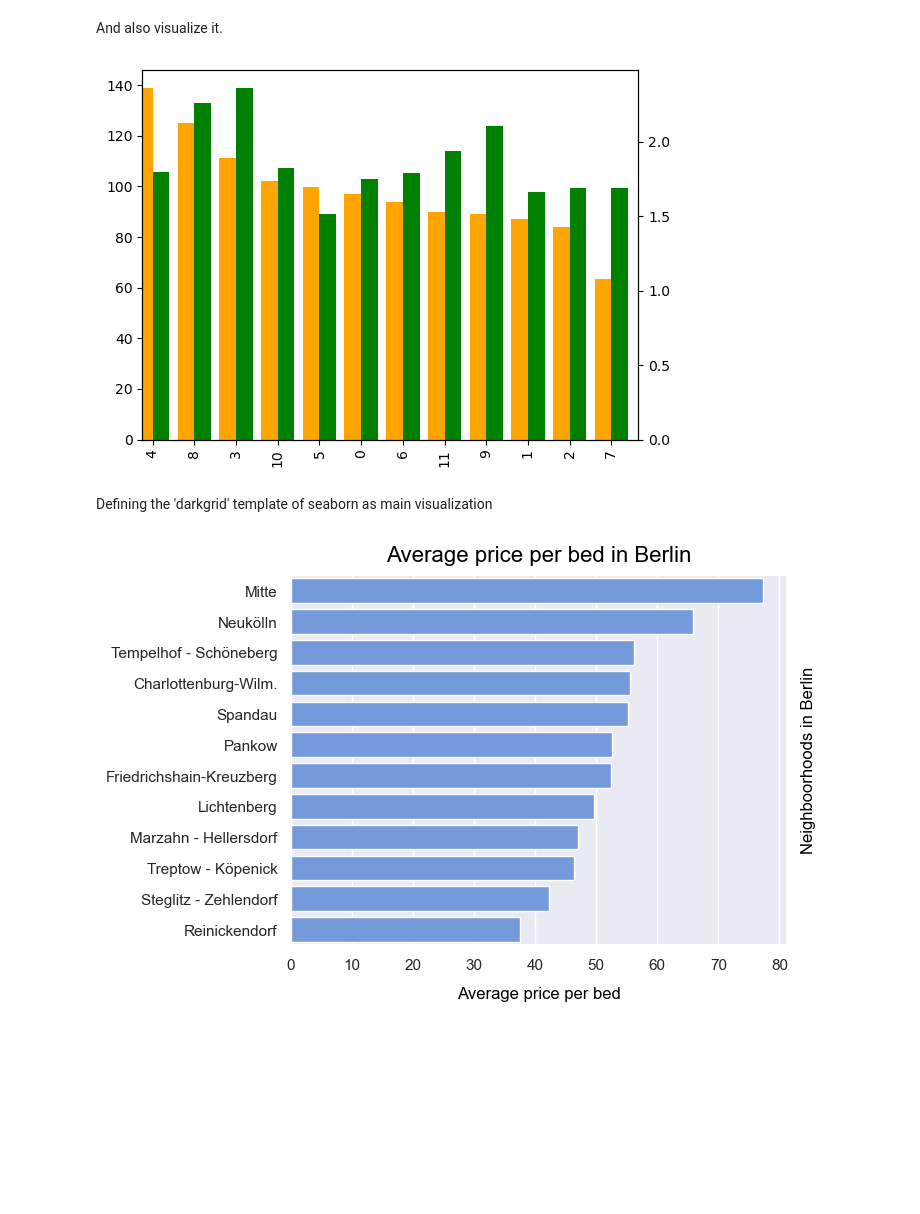
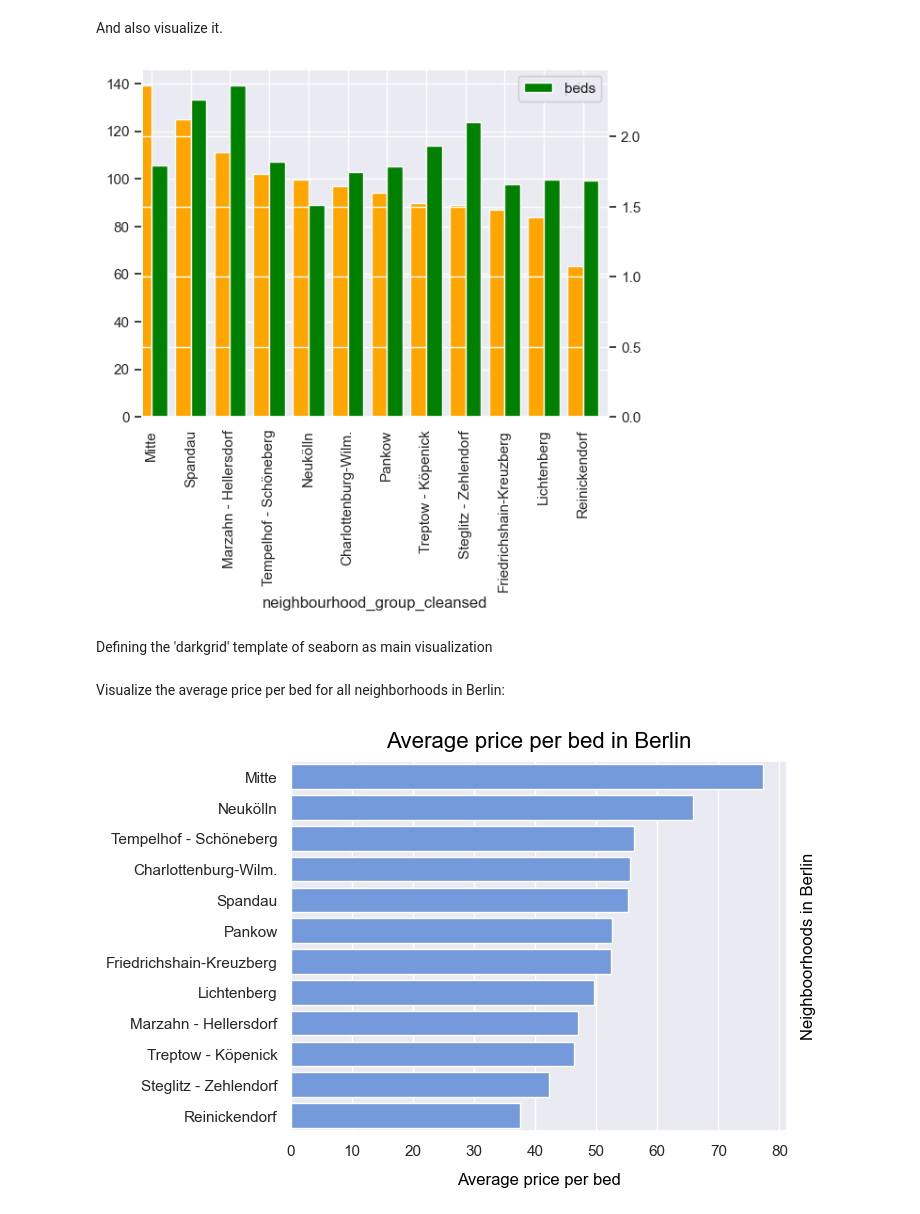
Before and after one commit to Daniel-Hutcheson/airbnb_berlin, a Jupyter notebook: main.ipynb, the cells around one changed output. Saved outputs shown, nothing was run; the diff lists cells and outputs as text; code cells hidden in the pictures; blank space fills up the shorter version.

Commit message:
started q3 and analyzed some possible findings

```diff
--- a/main.ipynb
+++ b/main.ipynb
@@ -117,20 +117,21 @@ And also visualize it.
 # %%
 fig = plt.figure()
 
 ax = fig.add_subplot()
 ax2 = ax.twinx()
 
-df_analyze_q1.price.plot(kind='bar', ax=ax, width=0.4, position=1, color='orange')
-df_analyze_q1.beds.plot(kind='bar', ax=ax2, width=0.4, position=0, color='green')
-
+df_analyze_q1.plot(x='neighbourhood_group_cleansed', y='price', kind='bar', ax=ax, width=0.4, position=1, color='orange')
+df_analyze_q1.plot(x='neighbourhood_group_cleansed', y='beds', kind='bar', ax=ax2, width=0.4, position=0, color='green')
 
 plt.show()
 # %% [output]
-[figure, old version]
+[figure, new version]
 # %% [markdown]
 Defining the 'darkgrid' template of seaborn as main visualization
 # %%
 sns.set(style="darkgrid")
+# %% [markdown]
+Visualize the average price per bed for all neighborhoods in Berlin:
 # %%
 fig = sns.barplot(data=df_analyze_q1.sort_values(by=['price/bed'], ascending=False), y='neighbourhood_group_cleansed', x='price/bed', color='cornflowerblue')
 fig.set_title('Average price per bed in Berlin', pad=10, fontsize=16, color='black');
```
Also changed, not shown: parts of 9 cells of this notebook.
